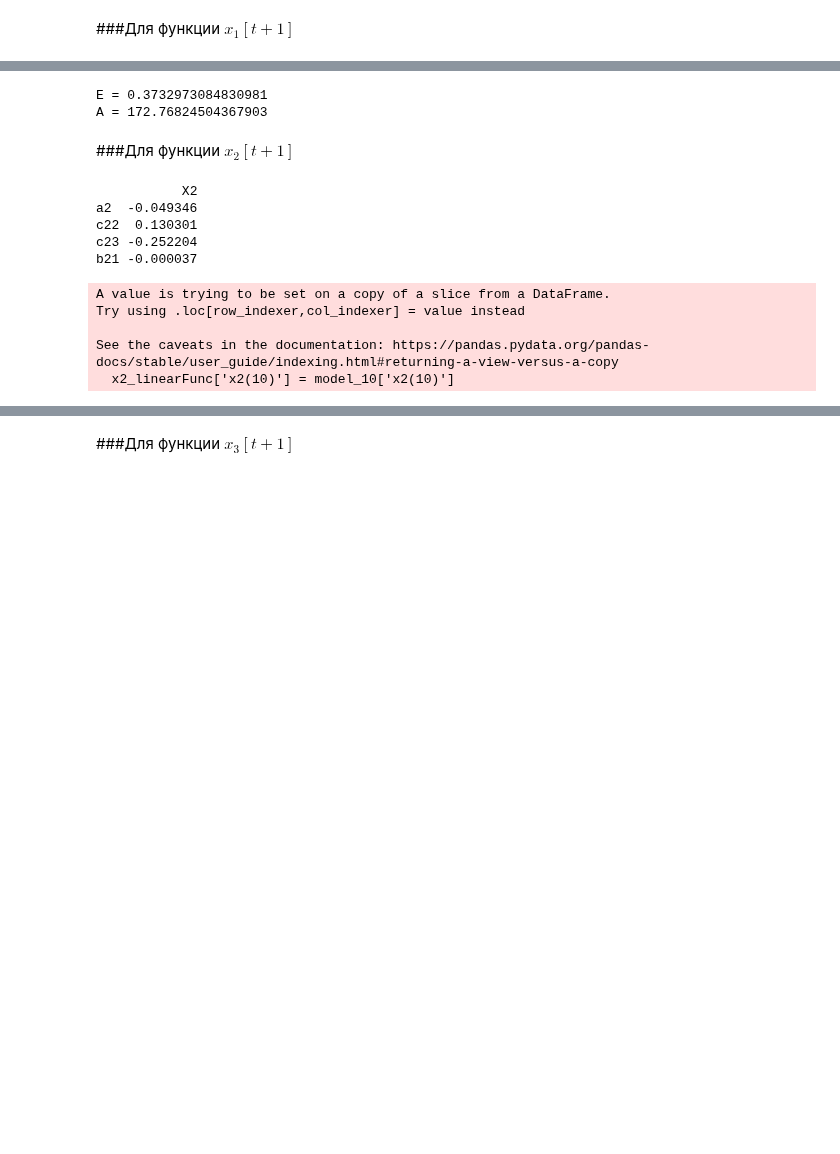
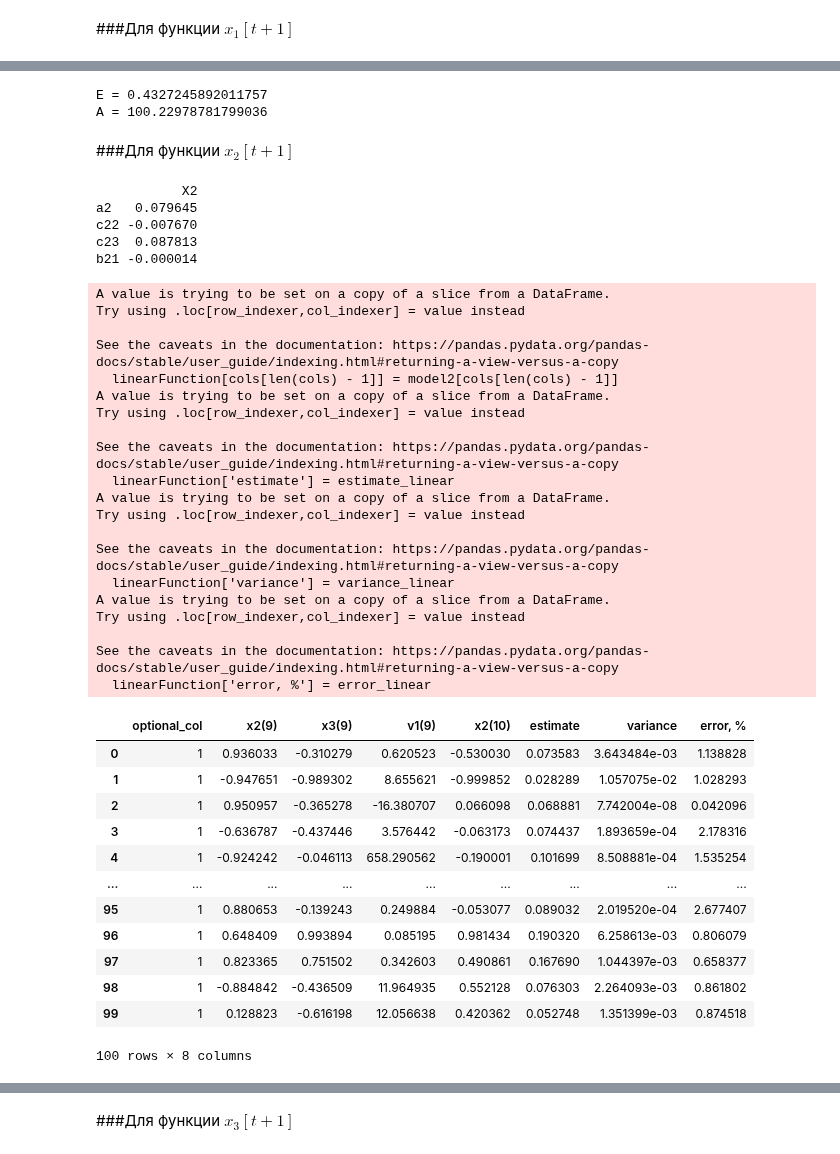
Before and after one commit to Viktory4121/MORD, a Jupyter notebook: ДОМ.ipynb, the cells around one changed output, grey strips where cells are left out. Drawn from its saved outputs; the diff is of its cells as text; code cells hidden in the pictures; blank space fills up the shorter version.

```diff
--- a/ДОМ.ipynb
+++ b/ДОМ.ipynb
@@ -285,29 +293,52 @@ See the caveats in the documentation: https://pandas.pydata.org/pandas-docs/stab
 # %%
-print("E = " + str(sum(x1_linearFunc['(X1 - X1*)^2'])))
-print("A = " + str(sum(x1_linearFunc['|(X1 - X1*)| / |X1|, %'])))
+print("E = " + str(sum(X1_linearTable['variance'])))
+print("A = " + str(sum(X1_linearTable['error, %'])))
 # %% [output]
-E = 0.3732973084830981
-A = 172.76824504367903
+E = 0.4327245892011757
+A = 100.22978781799036
 # %% [markdown]
 ###Для функции $x_2[t+1]$
 # %%
 #x2, x3, v1
-x2_linearFunc = model_9[['x2(9)', 'x3(9)', 'v1(9)']]
-x2_linearFunc['x2(10)'] = model_10['x2(10)']
-x2_linearFunc.insert(0, "optional_col", vector_ones)
-
-A2_linear = np.array(x2_linearFunc)
-#A2_psev = BenIsrael(A2_linear[:, 0:(len(A2_linear[0]) - 1)])
-X2_linear = solvingSLAE(A2_linear[:, 0:(len(A2_linear[0]) - 1)], np.matrix(A2_linear[:, len(A2_linear[0]) - 1]).T)
+X2_linear, X2_linearTable = buildLinearRegretion(model_9, model_10, ['x2(9)', 'x3(9)', 'v1(9)', 'x2(10)'])
 print(pd.DataFrame(X2_linear, columns=['X2'], index=['a2', 'c22', 'c23', 'b21']))
+X2_linearTable
 # %% [output]
            X2
-a2  -0.049346
-c22  0.130301
-c23 -0.252204
-b21 -0.000037
+a2   0.079645
+c22 -0.007670
+c23  0.087813
+b21 -0.000014
 A value is trying to be set on a copy of a slice from a DataFrame.
 Try using .loc[row_indexer,col_indexer] = value instead
 
 See the caveats in the documentation: https://pandas.pydata.org/pandas-docs/stable/user_guide/indexing.html#returning-a-view-versus-a-copy
-  x2_linearFunc['x2(10)'] = model_10['x2(10)']
+  linearFunction[cols[len(cols) - 1]] = model2[cols[len(cols) - 1]]
+A value is trying to be set on a copy of a slice from a DataFrame.
+Try using .loc[row_indexer,col_indexer] = value instead
+
+See the caveats in the documentation: https://pandas.pydata.org/pandas-docs/stable/user_guide/indexing.html#returning-a-view-versus-a-copy
+  linearFunction['estimate'] = estimate_linear
+A value is trying to be set on a copy of a slice from a DataFrame.
+Try using .loc[row_indexer,col_indexer] = value instead
+
+See the caveats in the documentation: https://pandas.pydata.org/pandas-docs/stable/user_guide/indexing.html#returning-a-view-versus-a-copy
+  linearFunction['variance'] = variance_linear
+A value is trying to be set on a copy of a slice from a DataFrame.
+Try using .loc[row_indexer,col_indexer] = value instead
+
+See the caveats in the documentation: https://pandas.pydata.org/pandas-docs/stable/user_guide/indexing.html#returning-a-view-versus-a-copy
+  linearFunction['error, %'] = error_linear
+|  | optional_col | x2(9) | x3(9) | v1(9) | x2(10) | estimate | variance | error, % |
+| 0 | 1 | 0.936033 | -0.310279 | 0.620523 | -0.530030 | 0.073583 | 3.643484e-03 | 1.138828 |
+| 1 | 1 | -0.947651 | -0.989302 | 8.655621 | -0.999852 | 0.028289 | 1.057075e-02 | 1.028293 |
+| 2 | 1 | 0.950957 | -0.365278 | -16.380707 | 0.066098 | 0.068881 | 7.742004e-08 | 0.042096 |
+| 3 | 1 | -0.636787 | -0.437446 | 3.576442 | -0.063173 | 0.074437 | 1.893659e-04 | 2.178316 |
+| 4 | 1 | -0.924242 | -0.046113 | 658.290562 | -0.190001 | 0.101699 | 8.508881e-04 | 1.535254 |
+| ... | ... | ... | ... | ... | ... | ... | ... | ... |
+| 95 | 1 | 0.880653 | -0.139243 | 0.249884 | -0.053077 | 0.089032 | 2.019520e-04 | 2.677407 |
+| 96 | 1 | 0.648409 | 0.993894 | 0.085195 | 0.981434 | 0.190320 | 6.258613e-03 | 0.806079 |
+| 97 | 1 | 0.823365 | 0.751502 | 0.342603 | 0.490861 | 0.167690 | 1.044397e-03 | 0.658377 |
+| 98 | 1 | -0.884842 | -0.436509 | 11.964935 | 0.552128 | 0.076303 | 2.264093e-03 | 0.861802 |
+| 99 | 1 | 0.128823 | -0.616198 | 12.056638 | 0.420362 | 0.052748 | 1.351399e-03 | 0.874518 |
+100 rows × 8 columns
```
Also changed, not shown: parts of 21 cells of this notebook.
